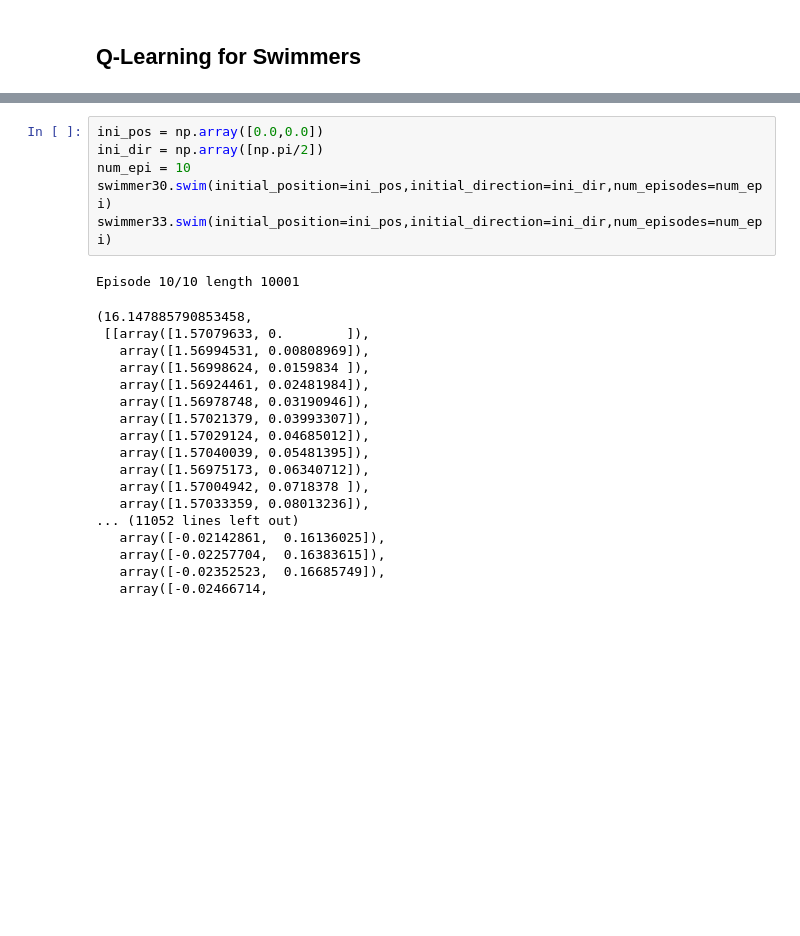
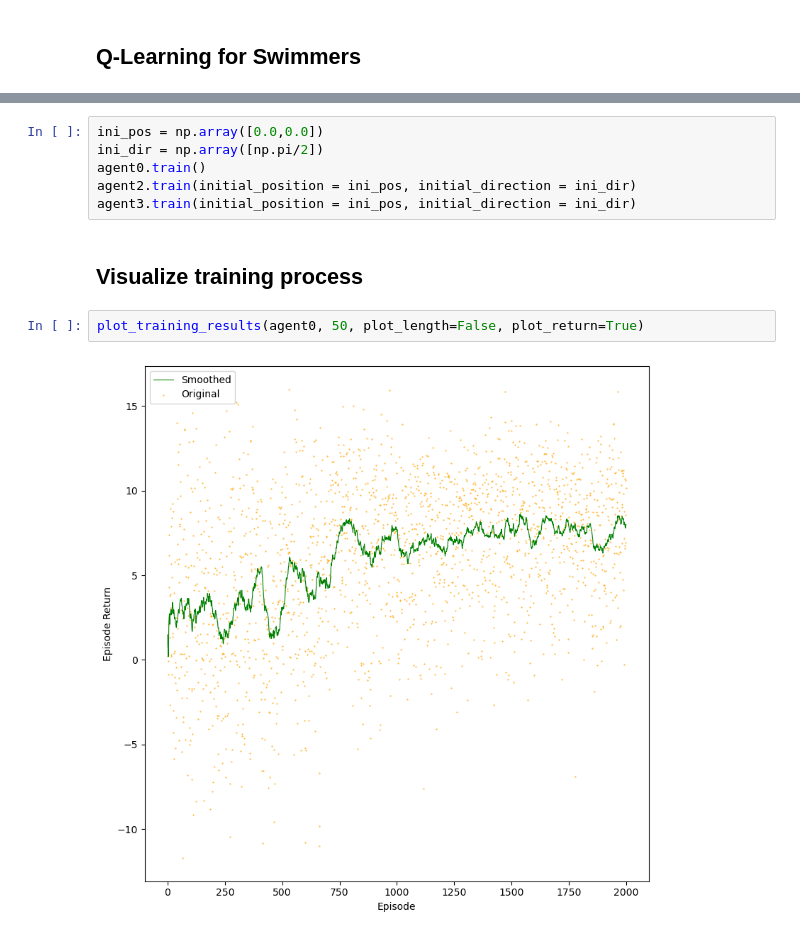
Before and after one commit to feizhanxia/FlowNavigation_via_RL_Reproduction, a Jupyter notebook: TGF.ipynb, the cells around one changed output, grey strips where cells are left out. Drawn from its saved outputs; the diff is of its cells as text; blank space fills up the shorter version.

```diff
--- a/TGF.ipynb
+++ b/TGF.ipynb
@@ -480,25 +499,12 @@ swimmer30 = Swimmer(env3,max_steps=10000)
 # %%
 ini_pos = np.array([0.0,0.0])
 ini_dir = np.array([np.pi/2])
-num_epi = 10
-swimmer30.swim(initial_position=ini_pos,initial_direction=ini_dir,num_episodes=num_epi)
-swimmer33.swim(initial_position=ini_pos,initial_direction=ini_dir,num_episodes=num_epi)
+agent0.train()
+agent2.train(initial_position = ini_pos, initial_direction = ini_dir)
+agent3.train(initial_position = ini_pos, initial_direction = ini_dir)
-# %% [output]
-Episode 10/10 length 10001
-(16.147885790853458,
- [[array([1.57079633, 0.        ]),
-   array([1.56994531, 0.00808969]),
-   array([1.56998624, 0.0159834 ]),
-   array([1.56924461, 0.02481984]),
-   array([1.56978748, 0.03190946]),
-   array([1.57021379, 0.03993307]),
-   array([1.57029124, 0.04685012]),
-   array([1.57040039, 0.05481395]),
-   array([1.56975173, 0.06340712]),
-   array([1.57004942, 0.0718378 ]),
-   array([1.57033359, 0.08013236]),
-... (11052 lines left out)
-   array([-0.02142861,  0.16136025]),
-   array([-0.02257704,  0.16383615]),
-   array([-0.02352523,  0.16685749]),
-   array([-0.02466714,
+# %% [markdown]
+## Visualize training process
+# %%
+plot_training_results(agent0, 50, plot_length=False, plot_return=True)
+# %% [output]
+[figure, added]
```
Also changed, not shown: parts of 19 cells of this notebook, 11 other files.
